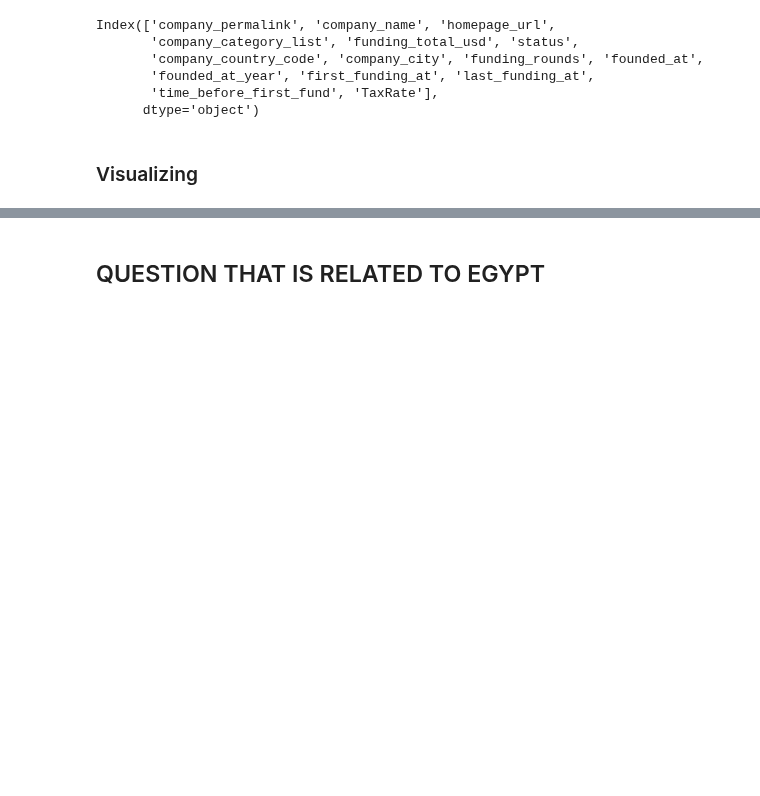
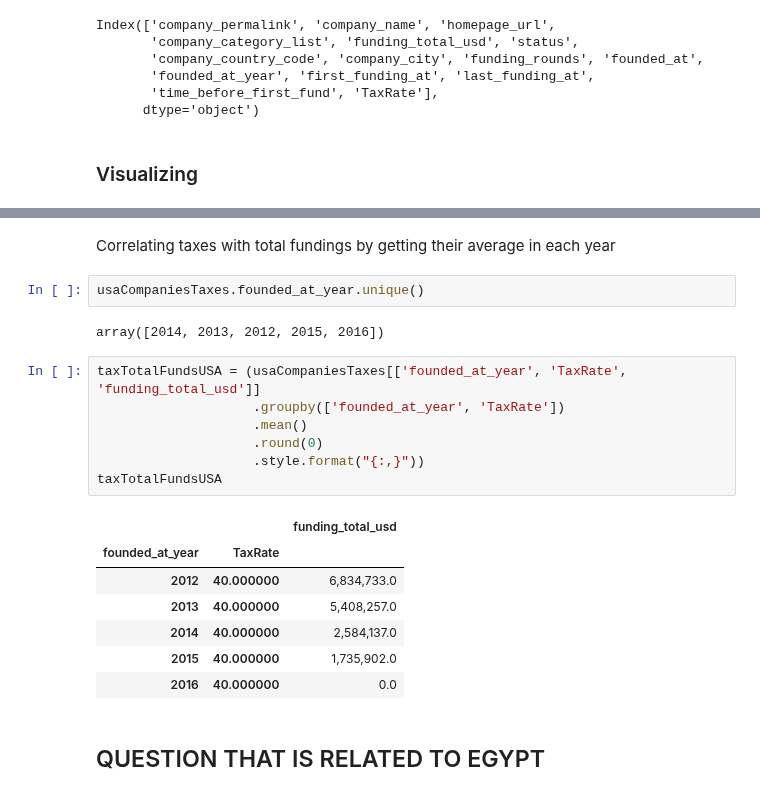
Before and after one commit to OdyAsh/StartupCompanies, a Jupyter notebook: Ashraf-Startup-Companies.ipynb, the cells around one changed output, grey strips where cells are left out. Drawn from its saved outputs; the diff is of its cells as text; blank space fills up the shorter version.

```diff
--- a/Ashraf-Startup-Companies.ipynb
+++ b/Ashraf-Startup-Companies.ipynb
@@ -414,3 +451,24 @@ Index(['company_permalink', 'company_name', 'homepage_url',
+# %% [markdown]
+Correlating taxes with total fundings by getting their average in each year
+# %%
+usaCompaniesTaxes.founded_at_year.unique()
+# %% [output]
+array([2014, 2013, 2012, 2015, 2016])
+# %%
+taxTotalFundsUSA = (usaCompaniesTaxes[['founded_at_year', 'TaxRate', 'funding_total_usd']]
+                    .groupby(['founded_at_year', 'TaxRate'])
+                    .mean()
+                    .round(0)
+                    .style.format("{:,}"))
+taxTotalFundsUSA
+# %% [output]
+|  |  | funding_total_usd |
+| founded_at_year | TaxRate |  |
+| 2012 | 40.000000 | 6,834,733.0 |
+| 2013 | 40.000000 | 5,408,257.0 |
+| 2014 | 40.000000 | 2,584,137.0 |
+| 2015 | 40.000000 | 1,735,902.0 |
+| 2016 | 40.000000 | 0.0 |
 # %% [markdown]
 ## QUESTION THAT IS RELATED TO EGYPT
 # %%
```
Also changed, not shown: parts of 18 cells of this notebook.
